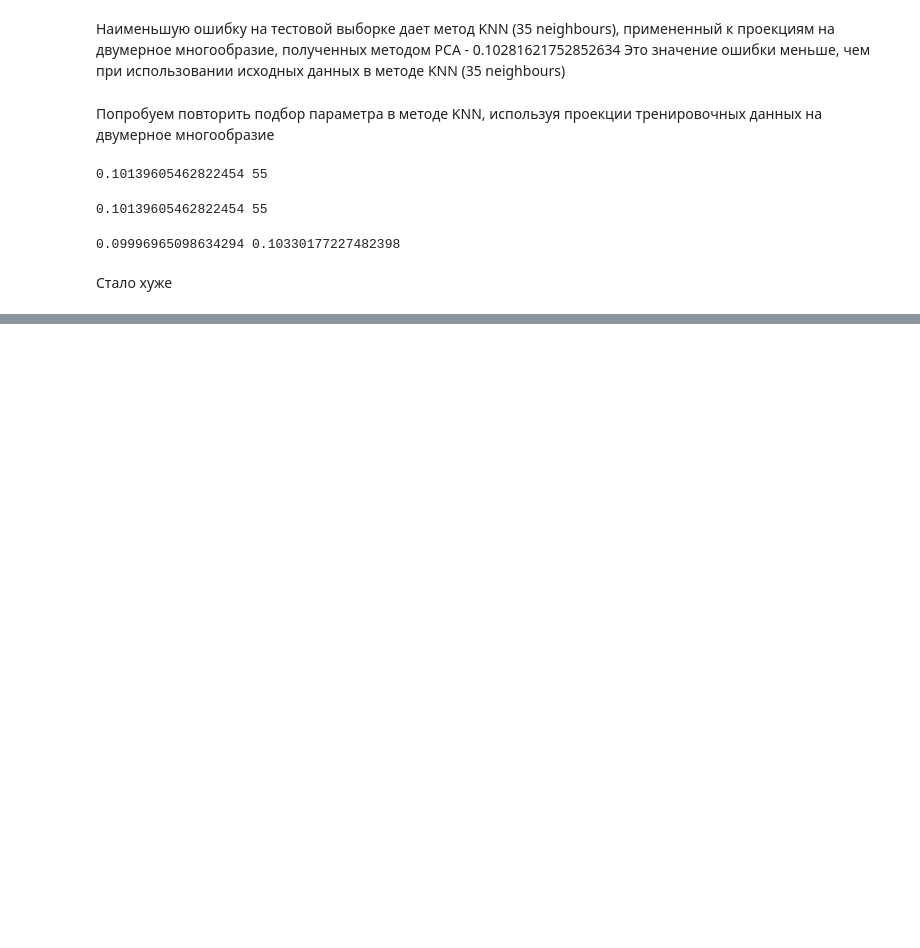
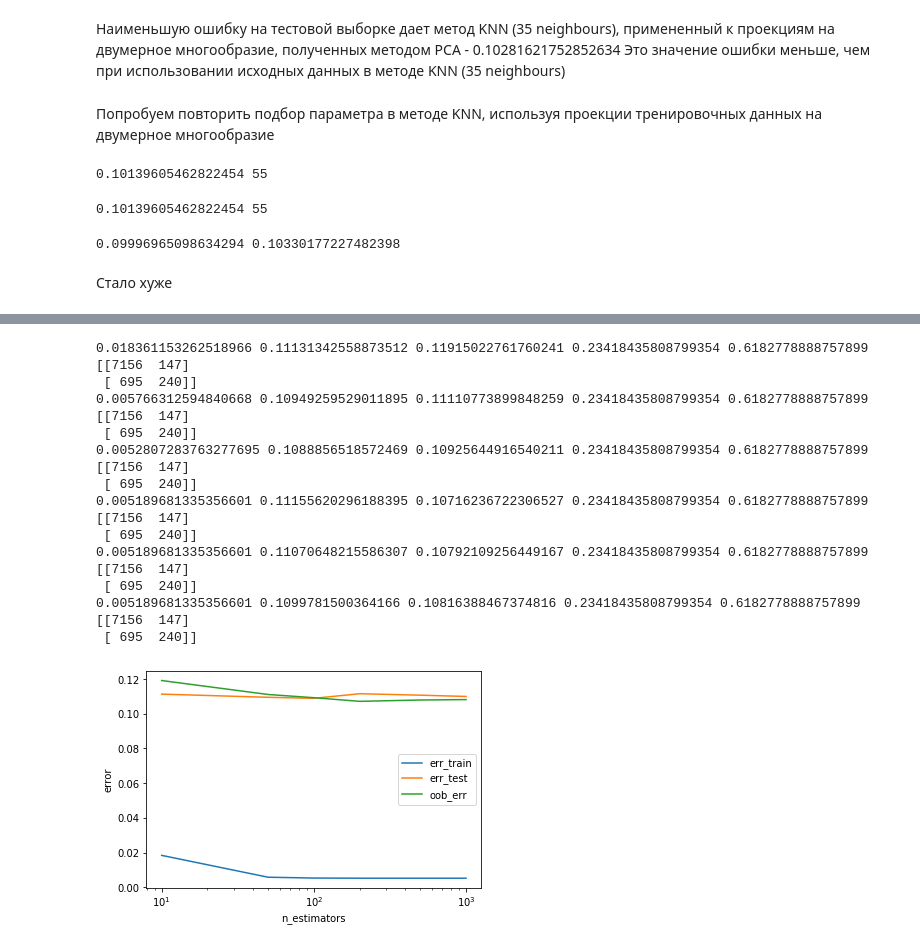
Before and after one commit to katerina394/Machine-Learning, a Jupyter notebook: Bank-marketing.ipynb, the cells around one changed output, grey strips where cells are left out. Saved outputs shown, nothing was run; the diff lists cells and outputs as text; code cells hidden in the pictures; blank space fills up the shorter version.

```diff
--- a/Bank-marketing.ipynb
+++ b/Bank-marketing.ipynb
@@ -923,0 +1247,44 @@ print(err_train, err_test)
+# %%
+from sklearn import ensemble
+
+err_train_list = []
+err_test_list = []
+oob_err_list = []
+n_estimators_list = [10, 50, 100, 200, 500, 1000]
+for i in n_estimators_list:
+    rf = ensemble.RandomForestClassifier(n_estimators = i, oob_score=True)
+    rf.fit(X_train, y_train)
+
+    err_train = np.mean(y_train != rf.predict(X_train))
+    err_test  = np.mean(y_test  != rf.predict(X_test))
+    err_train_list.append(err_train)
+    err_test_list.append(err_test)
+    oob_err_list.append(1-rf.oob_score_)
+    conf_m_test = confusion_matrix(y_test, y_test_predict)
+    N_test = conf_m_test.sum(axis=0)[0]
+    P_test = conf_m_test.sum(axis=0)[1]
+    balanced_err_test = (conf_m_test[1][0]/N_test + conf_m_test[0][1]/P_test)/2
+
+    print(err_train, err_test, 1-rf.oob_score_, balanced_err_test, roc_auc_score(y_test, y_test_predict), conf_m_test)
+plt.plot(n_estimators_list, err_train_list, label='err_train')
+plt.plot(n_estimators_list, err_test_list, label='err_test')
+plt.plot(n_estimators_list, oob_err_list, label='oob_err')
+plt.xlabel('n_estimators')
+plt.xscale('log')
+plt.ylabel('error')
+plt.legend()
+plt.show()
+# %% [output]
+0.018361153262518966 0.11131342558873512 0.11915022761760241 0.23418435808799354 0.6182778888757899 [[7156  147]
+ [ 695  240]]
+0.005766312594840668 0.10949259529011895 0.11110773899848259 0.23418435808799354 0.6182778888757899 [[7156  147]
+ [ 695  240]]
+0.0052807283763277695 0.1088856518572469 0.10925644916540211 0.23418435808799354 0.6182778888757899 [[7156  147]
+ [ 695  240]]
+0.005189681335356601 0.11155620296188395 0.10716236722306527 0.23418435808799354 0.6182778888757899 [[7156  147]
+ [ 695  240]]
+0.005189681335356601 0.11070648215586307 0.10792109256449167 0.23418435808799354 0.6182778888757899 [[7156  147]
+ [ 695  240]]
+0.005189681335356601 0.1099781500364166 0.10816388467374816 0.23418435808799354 0.6182778888757899 [[7156  147]
+ [ 695  240]]
+[figure, added]
```
Also changed, not shown: parts of 17 cells of this notebook.
